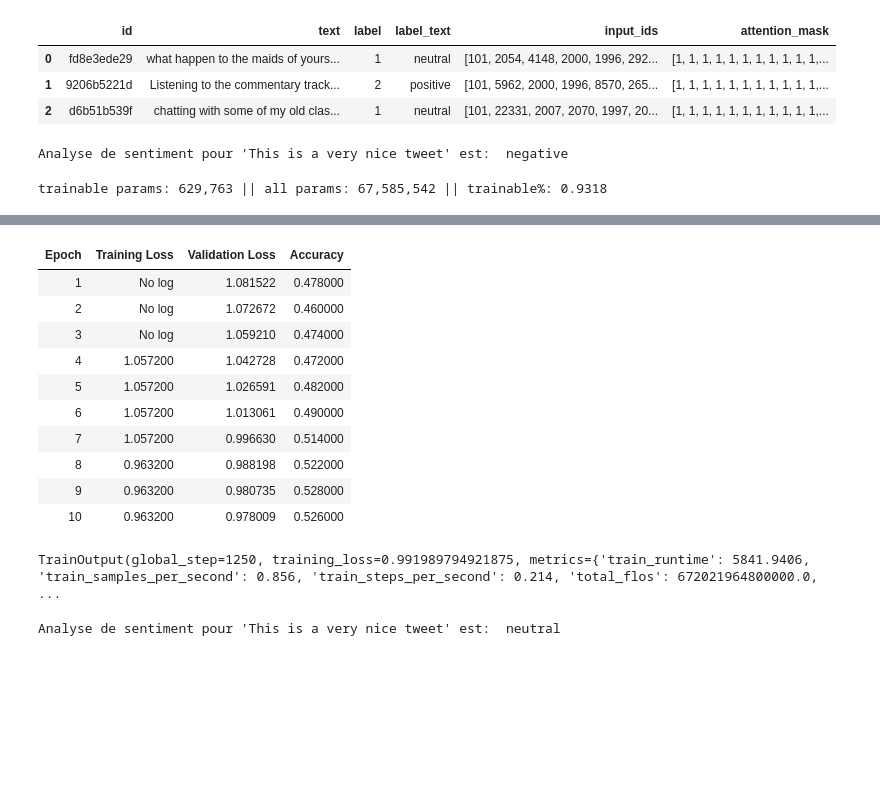
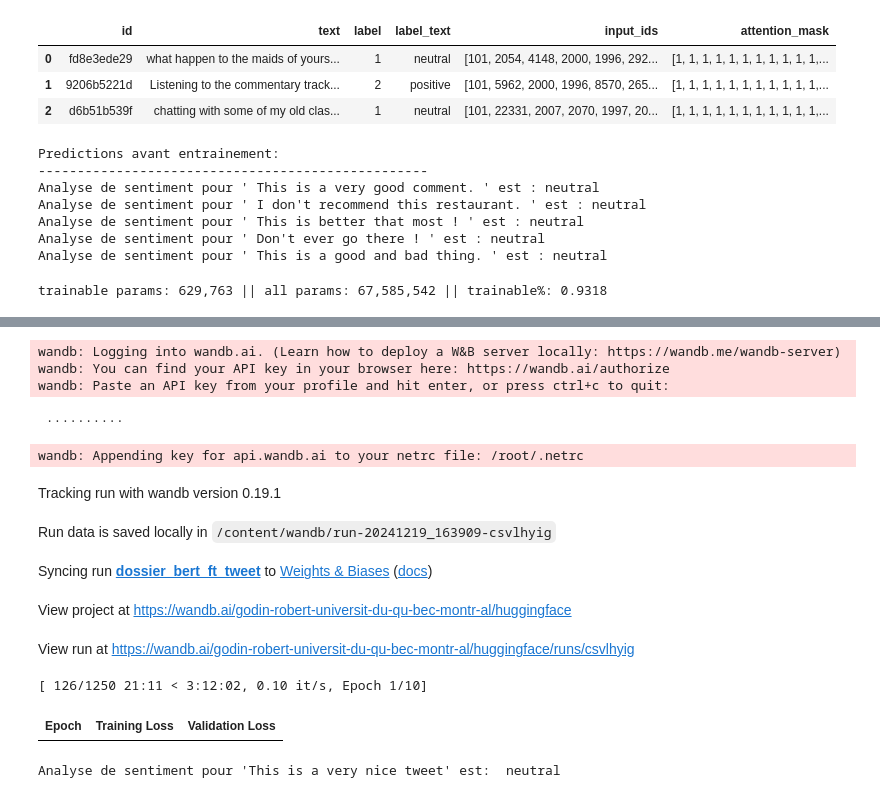
Before and after one commit to RobertGodin/CodePython, a Jupyter notebook: Notebooks/LLM/ExempleReglageFinDistilBertTweetLORA.ipynb, the cells around one changed output, grey strips where cells are left out. Cells and saved outputs as stored; diff of their text form; code cells hidden in the pictures; blank space fills up the shorter version.

```diff
--- a/Notebooks/LLM/ExempleReglageFinDistilBertTweetLORA.ipynb
+++ b/Notebooks/LLM/ExempleReglageFinDistilBertTweetLORA.ipynb
@@ -97,7 +103,7 @@ modele.to("cpu")
 import torch
 def predictions(liste_exemples):
   classe_etiquettes = {0: "negative", 1: "neutral", 2: "positive"}
-  for texte in list_exemples :
+  for texte in liste_exemples :
     entrees = tokenizer.encode(texte, return_tensors="pt")
     logits = modele(entrees).logits
     predictions = torch.argmax(logits)
@@ -107,7 +113,13 @@ liste_exemples = ["This is a very good comment.", "I don't recommend this restau
                    "This is better that most !", "Don't ever go there !", "This is a good and bad thing."]
 predictions(liste_exemples)
 # %% [output]
-Analyse de sentiment pour 'This is a very nice tweet' est:  negative
+Predictions avant entrainement:
+--------------------------------------------------
+Analyse de sentiment pour ' This is a very good comment. ' est : neutral
+Analyse de sentiment pour ' I don't recommend this restaurant. ' est : neutral
+Analyse de sentiment pour ' This is better that most ! ' est : neutral
+Analyse de sentiment pour ' Don't ever go there ! ' est : neutral
+Analyse de sentiment pour ' This is a good and bad thing. ' est : neutral
 # %%
 import peft
 from peft import PeftModel, PeftConfig, get_peft_model, LoraConfig
@@ -130,9 +142,7 @@ arguments_training = TrainingArguments(
     learning_rate=2e-5, # Taux d'apprentissage
     per_device_train_batch_size=4, # Taille des mini-lots
     per_device_eval_batch_size=4,
-    weight_decay=0.01, # Pour régularisation L2
-    load_best_model_at_end=True
-
+    weight_decay=0.01 # Pour régularisation L2
 )
 import evaluate
 import numpy as np
@@ -157,15 +169,15 @@ entraineur.train()
+wandb: Logging into wandb.ai. (Learn how to deploy a W&B server locally: https://wandb.me/wandb-server)
+wandb: You can find your API key in your browser here: https://wandb.ai/authorize
+wandb: Paste an API key from your profile and hit enter, or press ctrl+c to quit:
+ ··········
+wandb: Appending key for api.wandb.ai to your netrc file: /root/.netrc
+Tracking run with wandb version 0.19.1
+Run data is saved locally in /content/wandb/run-20241219_163909-csvlhyig
+Syncing run dossier_bert_ft_tweet to Weights & Biases (docs)
+View project at https://wandb.ai/godin-robert-universit-du-qu-bec-montr-al/huggingface
+View run at https://wandb.ai/godin-robert-universit-du-qu-bec-montr-al/huggingface/runs/csvlhyig
+[ 126/1250 21:11 < 3:12:02, 0.10 it/s, Epoch 1/10]
-| Epoch | Training Loss | Validation Loss | Accuracy |
-| 1 | No log | 1.081522 | 0.478000 |
-| 2 | No log | 1.072672 | 0.460000 |
-| 3 | No log | 1.059210 | 0.474000 |
-| 4 | 1.057200 | 1.042728 | 0.472000 |
-| 5 | 1.057200 | 1.026591 | 0.482000 |
-| 6 | 1.057200 | 1.013061 | 0.490000 |
-| 7 | 1.057200 | 0.996630 | 0.514000 |
-| 8 | 0.963200 | 0.988198 | 0.522000 |
-| 9 | 0.963200 | 0.980735 | 0.528000 |
-| 10 | 0.963200 | 0.978009 | 0.526000 |
+| Epoch | Training Loss | Validation Loss |
-TrainOutput(global_step=1250, training_loss=0.991989794921875, metrics={'train_runtime': 5841.9406, 'train_samples_per_second': 0.856, 'train_steps_per_second': 0.214, 'total_flos': 672021964800000.0, ...
 # %%
 # Les prédictions après entrainement pour les exemples
 print("Predictions après entrainement:")
```
Also changed, not shown: parts of 5 cells of this notebook.
